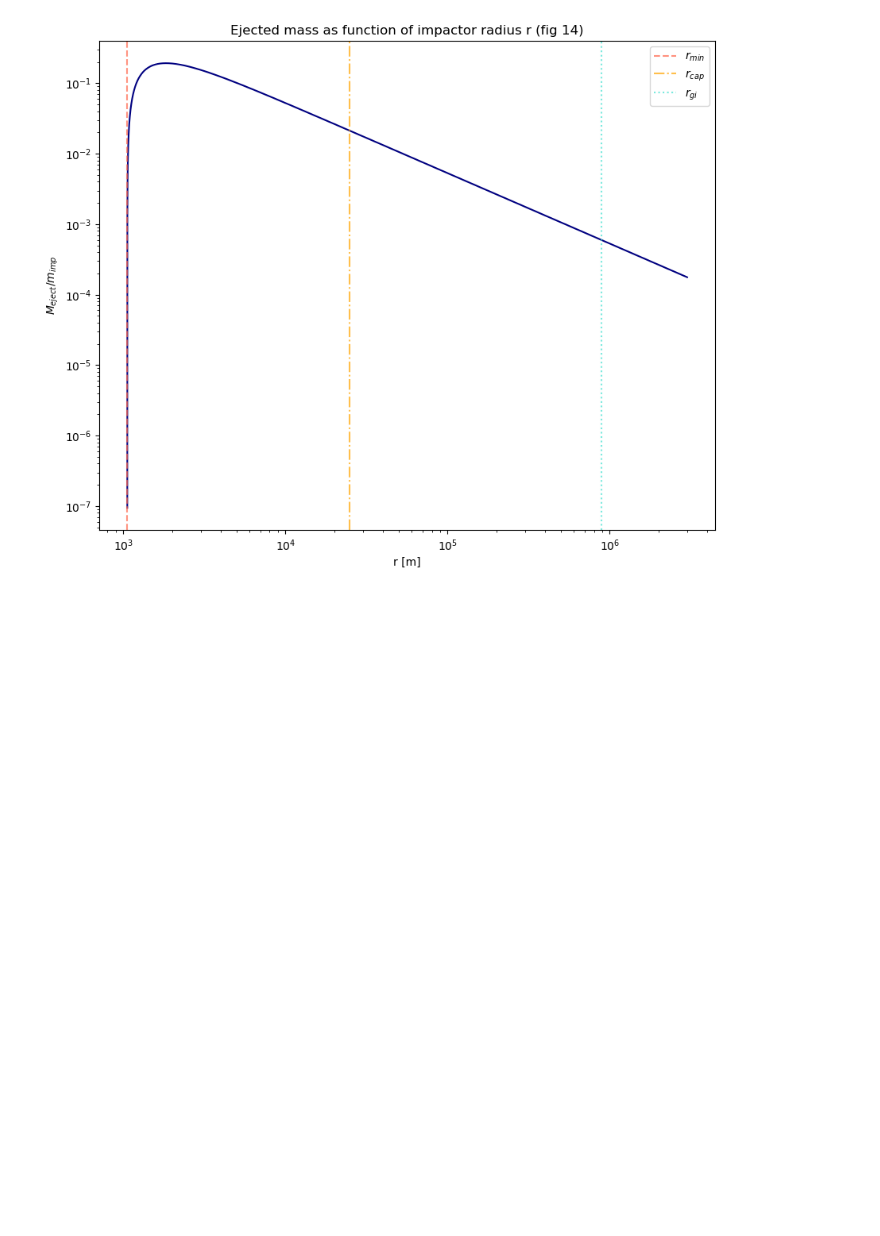
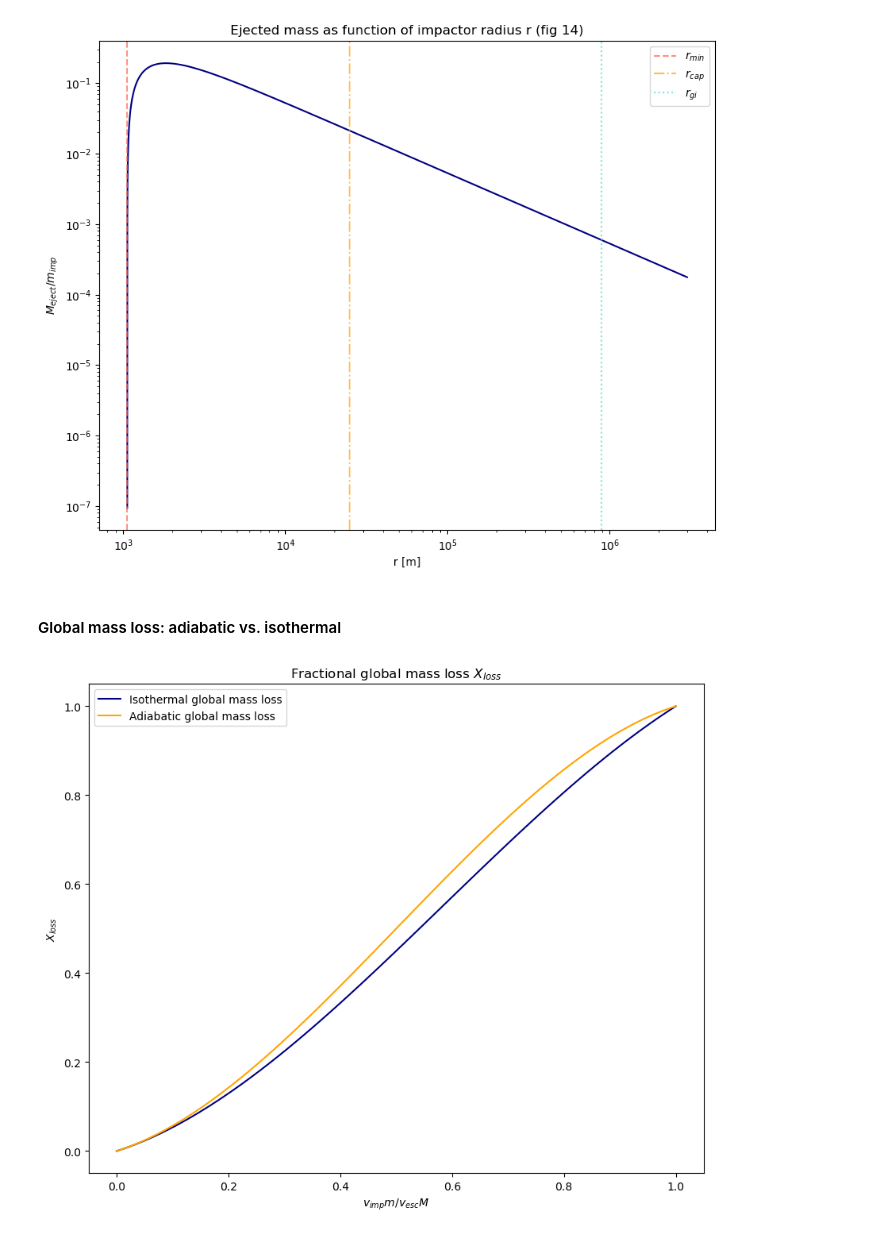
Before and after one commit to FormingWorlds/BScProjectAtmosphericEscape, a Jupyter notebook: figures.ipynb, the cells around one changed output. Drawn from its saved outputs; the diff is of its cells as text; code cells hidden in the pictures; blank space fills up the shorter version.

Commit message:
Added fractional global mass loss figure to figures

```diff
--- a/figures.ipynb
+++ b/figures.ipynb
@@ -41,3 +49,25 @@ plt.savefig('Ejected_mass_vs_rad')
 plt.show()
 # %% [output]
 [figure]
+# %% [markdown]
+#### Global mass loss: adiabatic vs. isothermal
+# %%
+from giant_impacts_fractional_loss import x, X_loss
+
+gamma_adi = 4/3
+gamma_iso = 5/3
+
+X_loss_adia = X_loss(x, gamma_adi)
+X_loss_iso = X_loss(x, gamma_iso)
+
+plt.figure(figsize=(10,8))
+plt.plot(x, X_loss_iso, color='navy', label='Isothermal global mass loss')
+plt.plot(x, X_loss_adia, color='orange', label='Adiabatic global mass loss')
+plt.xlabel(r'$v_{imp}m/v_{esc}M$')
+plt.ylabel(r'$X_{loss}$')
+plt.title(r'Fractional global mass loss $X_{loss}$')
+plt.legend()
+# plt.savefig('Mtotal_vs_impactor_rad')
+plt.show()
+# %% [output]
+[figure, added]
```
Also changed, not shown: parts of 4 cells of this notebook.
